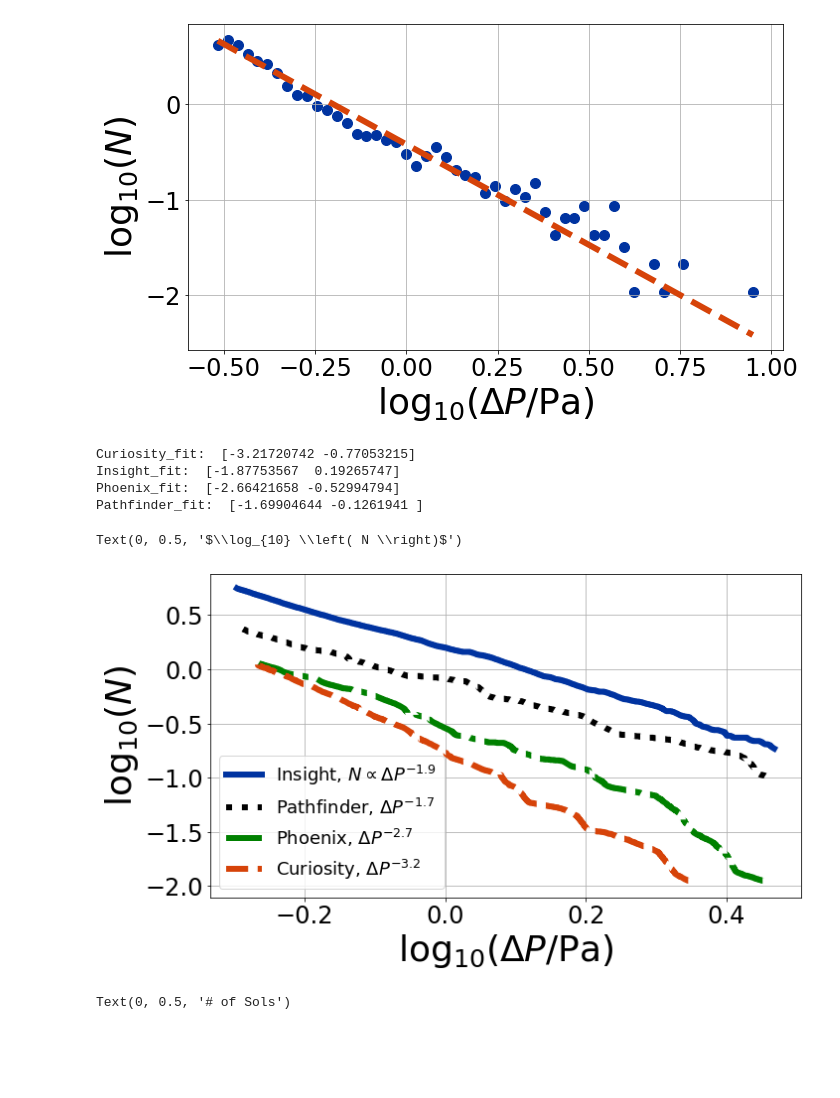
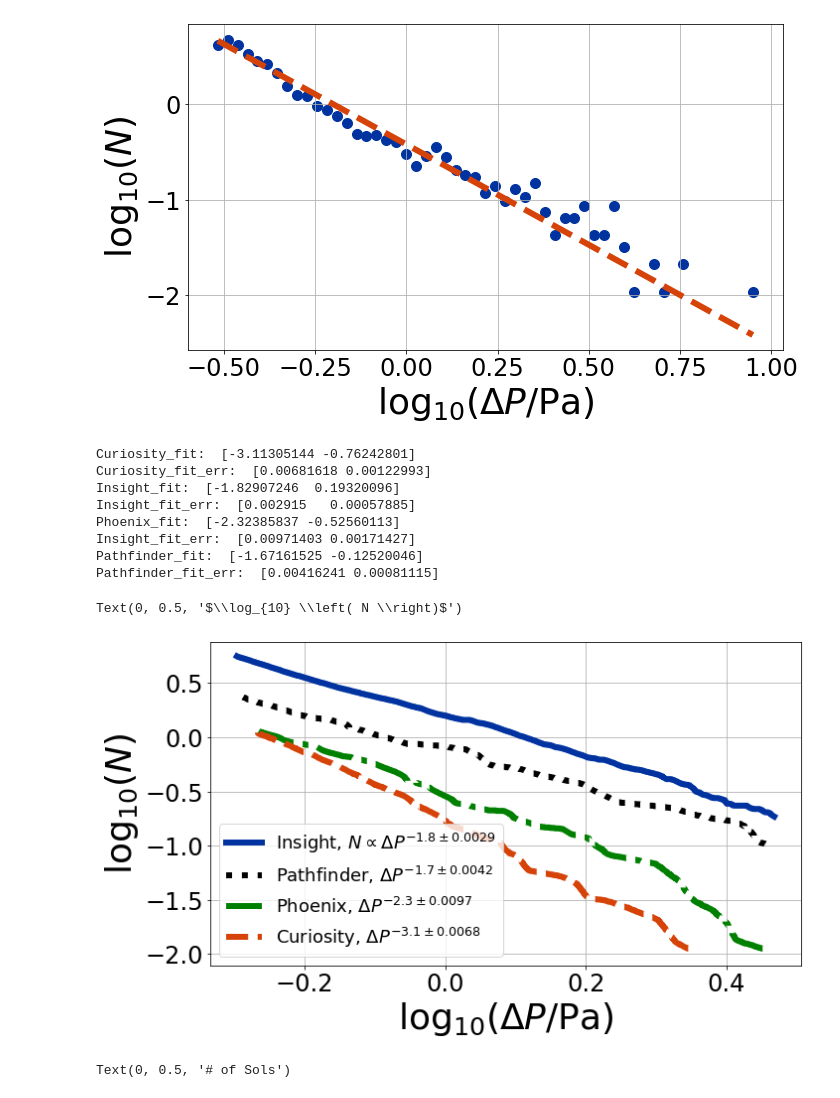
Before and after one commit to BoiseStatePlanetary/Recovering-Martian-Dust-Devil-Population, a Jupyter notebook: figures/Dust Devil Population Calculations.ipynb, the cells around one changed output. Saved outputs shown, nothing was run; the diff lists cells and outputs as text; code cells hidden in the pictures; blank space fills up the shorter version.

```diff
--- a/figures/Dust Devil Population Calculations.ipynb
+++ b/figures/Dust Devil Population Calculations.ipynb
@@ -66,51 +68,70 @@ Text(0, 0.5, '$\\log_{10} \\left( N \\right)$')
 #   after grabbing data from figure
 Curiosity_filename = "41561_2020_534_Fig5_HTML_b_Curiosity.txt"
 Insight_filename = "41561_2020_534_Fig5_HTML_b_Insight.txt"
 Phoenix_filename = "41561_2020_534_Fig5_HTML_b_Phoenix.txt"
 Pathfinder_filename = "41561_2020_534_Fig5_HTML_b_Pathfinder.txt"
 
 Curiosity_data = np.genfromtxt(Curiosity_filename, delimiter=", ", comments="#", names=["logP", "logN"])
+Curiosity_err = np.sqrt(10.**Curiosity_data["logN"])/(10.**Curiosity_data["logN"]*np.log(10.))
+
 Insight_data = np.genfromtxt(Insight_filename, delimiter=", ", comments="#", names=["logP", "logN"])
+Insight_err = np.sqrt(10.**Insight_data["logN"])/(10.**Insight_data["logN"]*np.log(10.))
+
 Phoenix_data = np.genfromtxt(Phoenix_filename, delimiter=", ", comments="#", names=["logP", "logN"])
+Phoenix_err = np.sqrt(10.**Phoenix_data["logN"])/(10.**Phoenix_data["logN"]*np.log(10.))
+
 Pathfinder_data = np.genfromtxt(Pathfinder_filename, delimiter=", ", comments="#", names=["logP", "logN"])
+Pathfinder_err = np.sqrt(10.**Pathfinder_data["logN"])/(10.**Pathfinder_data["logN"]*np.log(10.))
 
-Curiosity_fit = np.polyfit(Curiosity_data["logP"], Curiosity_data["logN"], 1)
+Curiosity_fit, Curiosity_cov = np.polyfit(Curiosity_data["logP"], Curiosity_data["logN"], 1,
+                                          w=1./Curiosity_err, cov=True)
 print("Curiosity_fit: ", Curiosity_fit)
-Insight_fit = np.polyfit(Insight_data["logP"], Insight_data["logN"], 1)
+print("Curiosity_fit_err: ", np.diag(np.sqrt(Curiosity_cov)))
+
+Insight_fit, Insight_cov = np.polyfit(Insight_data["logP"], Insight_data["logN"], 1, w=1./Insight_err, cov=True)
 print("Insight_fit: ", Insight_fit)
-Phoenix_fit = np.polyfit(Phoenix_data["logP"], Phoenix_data["logN"], 1)
+print("Insight_fit_err: ", np.diag(np.sqrt(Insight_cov)))
+
+Phoenix_fit, Phoenix_cov = np.polyfit(Phoenix_data["logP"], Phoenix_data["logN"], 1, w=1./Phoenix_err, cov=True)
 print("Phoenix_fit: ", Phoenix_fit)
-Pathfinder_fit = np.polyfit(Pathfinder_data["logP"], Pathfinder_data["logN"], 1)
+print("Insight_fit_err: ", np.diag(np.sqrt(Phoenix_cov)))
+
+Pathfinder_fit, Pathfinder_cov = np.polyfit(Pathfinder_data["logP"], Pathfinder_data["logN"], 1,
+                                            w=1./Pathfinder_err, cov=True)
 print("Pathfinder_fit: ", Pathfinder_fit)
-
-# gamma = res[0][0]
-# coefficient = 10**res[0][1]
-# print(gamma, coefficient)
-# # print(np.sqrt(np.diag(res[1])))
+print("Pathfinder_fit_err: ", np.diag(np.sqrt(Pathfinder_cov)))
 
 fig = plt.figure(figsize=(6*aspect_ratio, 6))
 ax = fig.add_subplot(111)
 
 ax.plot(Insight_data["logP"], Insight_data["logN"], lw=6, color=BoiseState_blue,
-        label=("Insight, $N \\propto \\Delta P^{%.2g}$" % Insight_fit[0]))
+        label=("Insight, $N \\propto \\Delta P^{%.2g \\pm %.2g}$" % (Insight_fit[0],
+                                                                     np.diag(np.sqrt(Insight_cov))[0])))
 ax.plot(Pathfinder_data["logP"], Pathfinder_data["logN"], lw=6, color="black", ls=':',
-        label=("Pathfinder, $\\Delta P^{%.2g}$" % Pathfinder_fit[0]))
+        label=("Pathfinder, $\\Delta P^{%.2g \\pm %.2g}$" % (Pathfinder_fit[0],
+                                                             np.diag(np.sqrt(Pathfinder_cov))[0])))
 ax.plot(Phoenix_data["logP"], Phoenix_data["logN"], lw=6, color="green", ls='-.',
-        label=("Phoenix, $\\Delta P^{%.2g}$" % Phoenix_fit[0]))
+        label=("Phoenix, $\\Delta P^{%.2g \\pm %.2g}$" % (Phoenix_fit[0],
+                                                np.diag(np.sqrt(Phoenix_cov))[0])))
 ax.plot(Curiosity_data["logP"], Curiosity_data["logN"], lw=6, color=BoiseState_orange, ls='--',
-        label=("Curiosity, $\\Delta P^{%.2g}$" % Curiosity_fit[0]))
+        label=("Curiosity, $\\Delta P^{%.2g \\pm %.2g}$" % (Curiosity_fit[0],
+                                                  np.diag(np.sqrt(Curiosity_cov))[0])))
 ax.grid(True)
 ax.legend(loc='best', fontsize=18)
 ax.tick_params(labelsize=24)
 ax.set_xlabel("$\\log_{10} \\left( \\Delta P/{\\rm Pa} \\right)$", fontsize=36)
 ax.set_ylabel("$\\log_{10} \\left( N \\right)$", fontsize=36)
 # %% [output]
-Curiosity_fit:  [-3.21720742 -0.77053215]
-Insight_fit:  [-1.87753567  0.19265747]
-Phoenix_fit:  [-2.66421658 -0.52994794]
-Pathfinder_fit:  [-1.69904644 -0.1261941 ]
+Curiosity_fit:  [-3.11305144 -0.76242801]
+Curiosity_fit_err:  [0.00681618 0.00122993]
+Insight_fit:  [-1.82907246  0.19320096]
+Insight_fit_err:  [0.002915   0.00057885]
+Phoenix_fit:  [-2.32385837 -0.52560113]
+Insight_fit_err:  [0.00971403 0.00171427]
+Pathfinder_fit:  [-1.67161525 -0.12520046]
+Pathfinder_fit_err:  [0.00416241 0.00081115]
 Text(0, 0.5, '$\\log_{10} \\left( N \\right)$')
-[figure, old version]
+[figure, new version]
 # %%
 # 2020 Apr 25 - Analyzing population of dust devil pressure drops reported in Banfield, Spiga, et al. (2020)
 #   after grabbing data from figure
```
Also changed, not shown: parts of 5 cells of this notebook.
